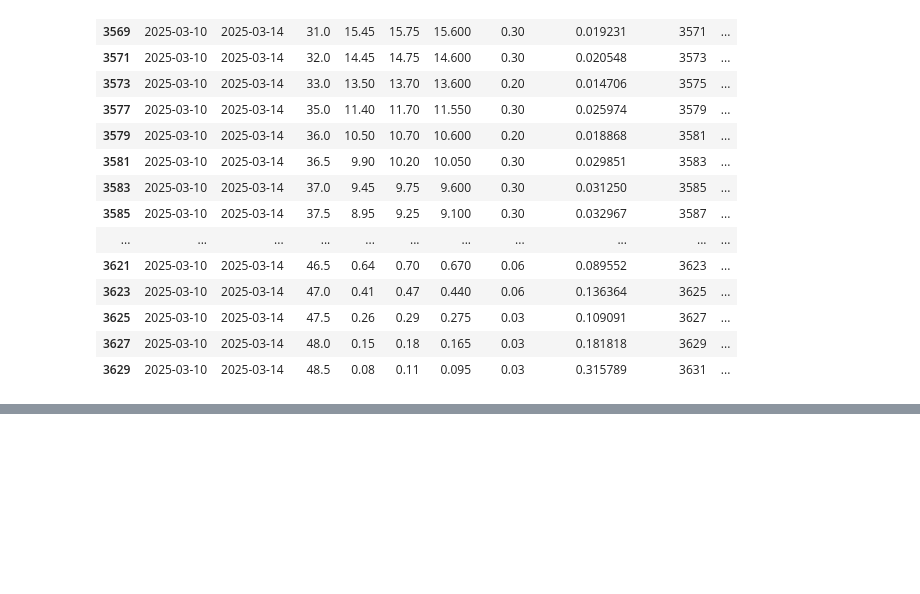
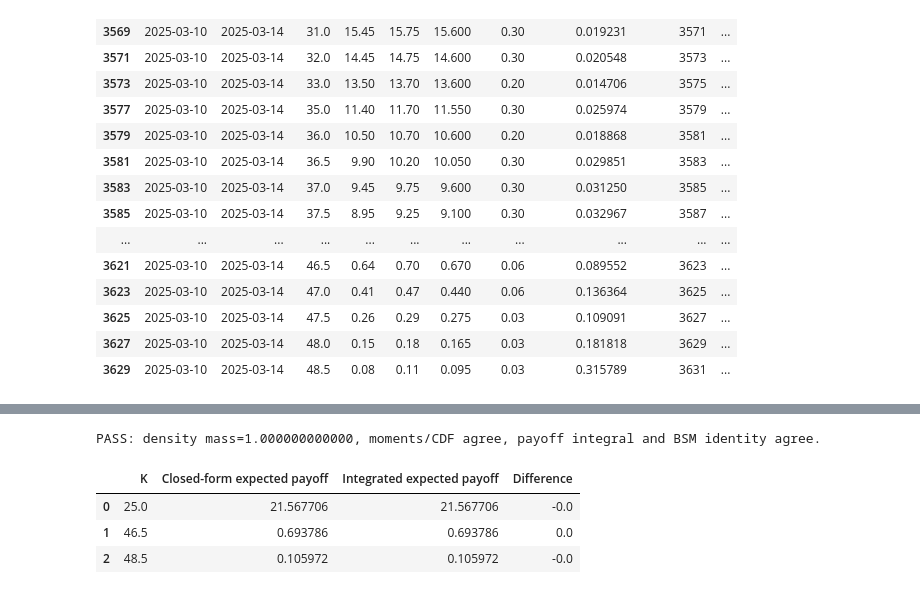
Before and after one commit to moctran/MiniProject5, a Jupyter notebook: VZ_Part1_Data_Selection.ipynb, the cells around one changed output, grey strips where cells are left out. Saved outputs shown, nothing was run; the diff lists cells and outputs as text; code cells hidden in the pictures; blank space fills up the shorter version.

```diff
--- a/VZ_Part1_Data_Selection.ipynb
+++ b/VZ_Part1_Data_Selection.ipynb
@@ -581,0 +953,38 @@ display(Markdown(
+# %%
+# Check closed-form expected payoff against quadrature over a standard normal.
+validation_rows = []
+for strike in [float(K.min()), float(K[np.argmin(abs(K-S0))]), float(K.max())]:
+    a = (np.log(strike)-mu_hat)/sigma_hat
+    lower_z = max(a, -12.0)
+    numeric_payoff = (quad(lambda z: (np.exp(mu_hat+sigma_hat*z)-strike)*norm.pdf(z),
+                           lower_z, 12.0, epsabs=1e-10, epsrel=1e-10)[0]
+                       if lower_z < 12 else 0.0)
+    analytic_payoff = float(lognormal_call(strike, mu_hat, sigma_hat, r, T)/discount)
+    np.testing.assert_allclose(analytic_payoff, numeric_payoff, rtol=1e-7, atol=1e-8)
+    validation_rows.append({'K': strike, 'Closed-form expected payoff': analytic_payoff,
+                            'Integrated expected payoff': numeric_payoff,
+                            'Difference': analytic_payoff-numeric_payoff})
+display(pd.DataFrame(validation_rows).round(10))
+
+mass = quad(lambda y: float(terminal_lognormal.pdf(np.exp(y))*np.exp(y)),
+            mu_hat-12*sigma_hat, mu_hat+12*sigma_hat, epsabs=1e-10)[0]
+np.testing.assert_allclose(mass, 1.0, atol=1e-9)
+np.testing.assert_allclose(terminal_lognormal.mean(), mean_ST, rtol=1e-12)
+np.testing.assert_allclose(terminal_lognormal.std(), sd_ST, rtol=1e-12)
+np.testing.assert_allclose(terminal_lognormal.cdf(S0), p_below_S0, rtol=1e-12)
+
+fwd_fit = fits['forward']
+v_check = fwd_fit['sigma']/np.sqrt(T)
+prepaid_spot = S0-pv_dividends
+d1_bs = (np.log(prepaid_spot/K)+(r+0.5*v_check**2)*T)/(v_check*np.sqrt(T))
+d2_bs = d1_bs-v_check*np.sqrt(T)
+bs_prices = prepaid_spot*norm.cdf(d1_bs)-K*discount*norm.cdf(d2_bs)
+np.testing.assert_allclose(bs_prices, fwd_fit['fitted'], atol=1e-10)
+assert 0 <= p_below_S0 <= 1 and sigma_hat > 0
+print(f'PASS: density mass={mass:.12f}, moments/CDF agree, payoff integral and BSM identity agree.')
+# %% [output]
+PASS: density mass=1.000000000000, moments/CDF agree, payoff integral and BSM identity agree.
+|  | K | Closed-form expected payoff | Integrated expected payoff | Difference |
+| 0 | 25.0 | 21.567706 | 21.567706 | -0.0 |
+| 1 | 46.5 | 0.693786 | 0.693786 | 0.0 |
+| 2 | 48.5 | 0.105972 | 0.105972 | -0.0 |
```
Also changed, not shown: parts of 16 cells of this notebook.
